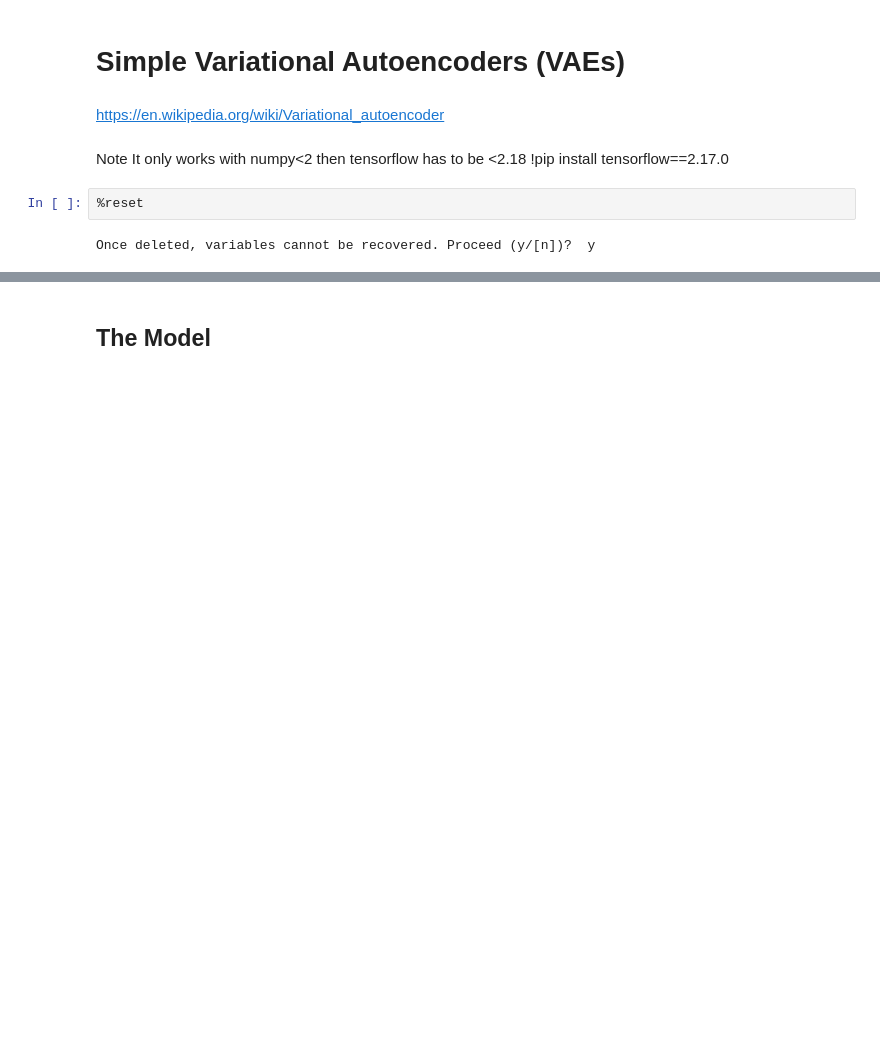
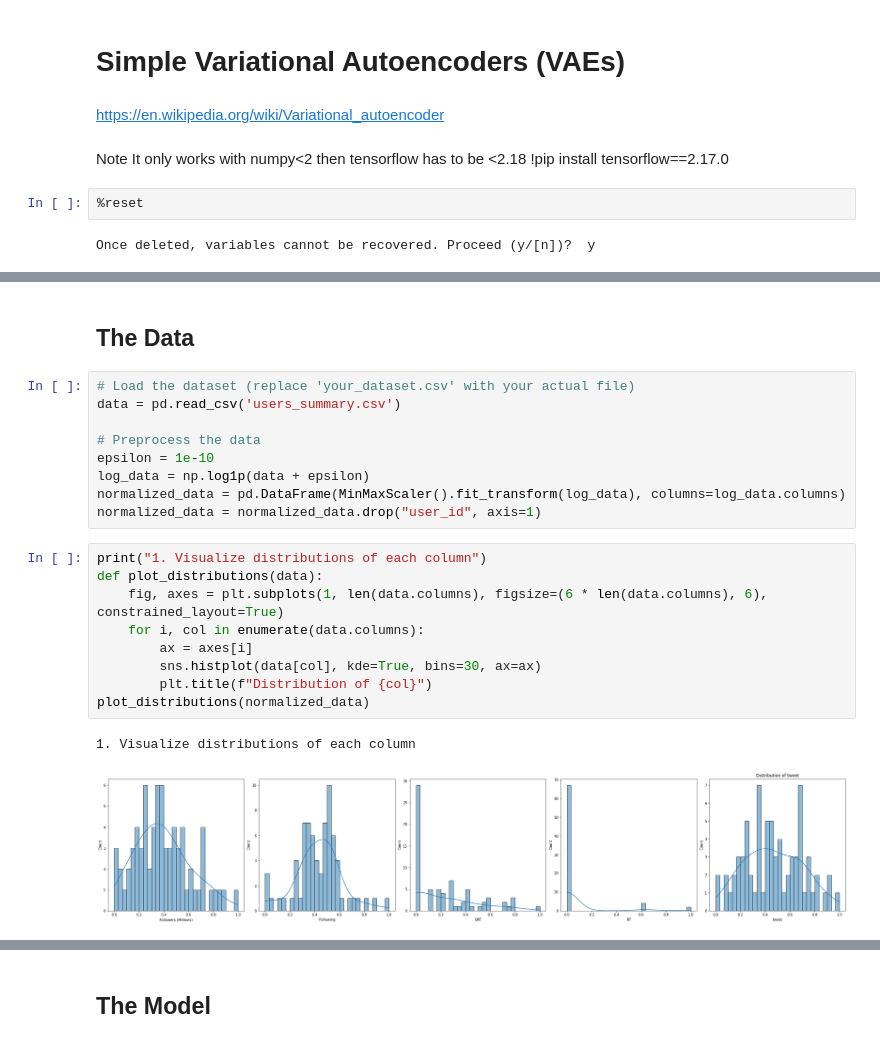
Before and after one commit to espinetandreu/SocialNetworkX, a Jupyter notebook: VariationalAutoencoder.ipynb, the cells around one changed output, grey strips where cells are left out. Saved outputs shown, nothing was run; the diff lists cells and outputs as text; blank space fills up the shorter version.

```diff
--- a/VariationalAutoencoder.ipynb
+++ b/VariationalAutoencoder.ipynb
@@ -18,0 +31,23 @@ from scipy.stats import truncnorm
+# %% [markdown]
+## The Data
+# %%
+# Load the dataset (replace 'your_dataset.csv' with your actual file)
+data = pd.read_csv('users_summary.csv')
+
+# Preprocess the data
+epsilon = 1e-10
+log_data = np.log1p(data + epsilon)
+normalized_data = pd.DataFrame(MinMaxScaler().fit_transform(log_data), columns=log_data.columns)
+normalized_data = normalized_data.drop("user_id", axis=1)
+# %%
+print("1. Visualize distributions of each column")
+def plot_distributions(data):
+    fig, axes = plt.subplots(1, len(data.columns), figsize=(6 * len(data.columns), 6), constrained_layout=True)
+    for i, col in enumerate(data.columns):
+        ax = axes[i]
+        sns.histplot(data[col], kde=True, bins=30, ax=ax)
+        plt.title(f"Distribution of {col}")
+plot_distributions(normalized_data)
+# %% [output]
+1. Visualize distributions of each column
+[figure, added]
```
Also changed, not shown: parts of 12 cells of this notebook.
